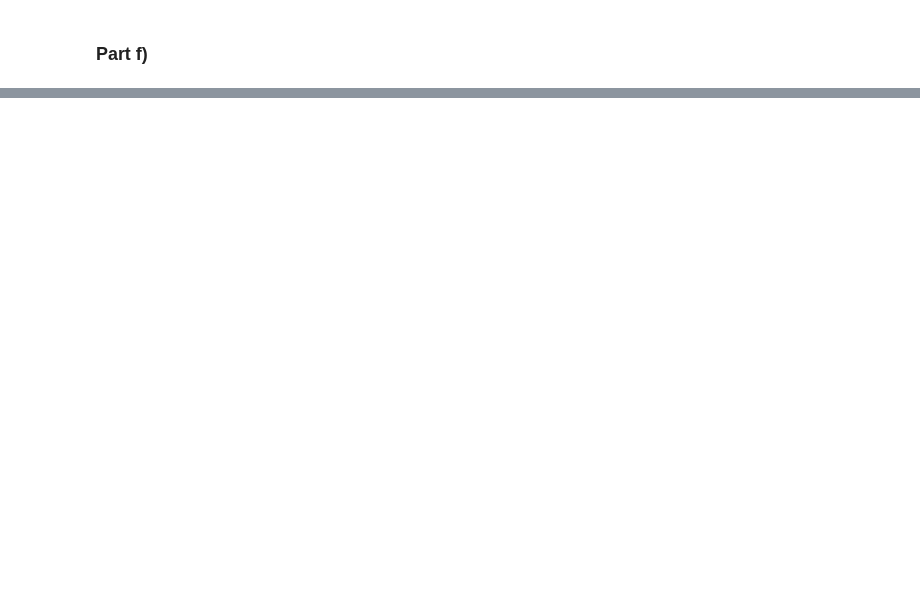
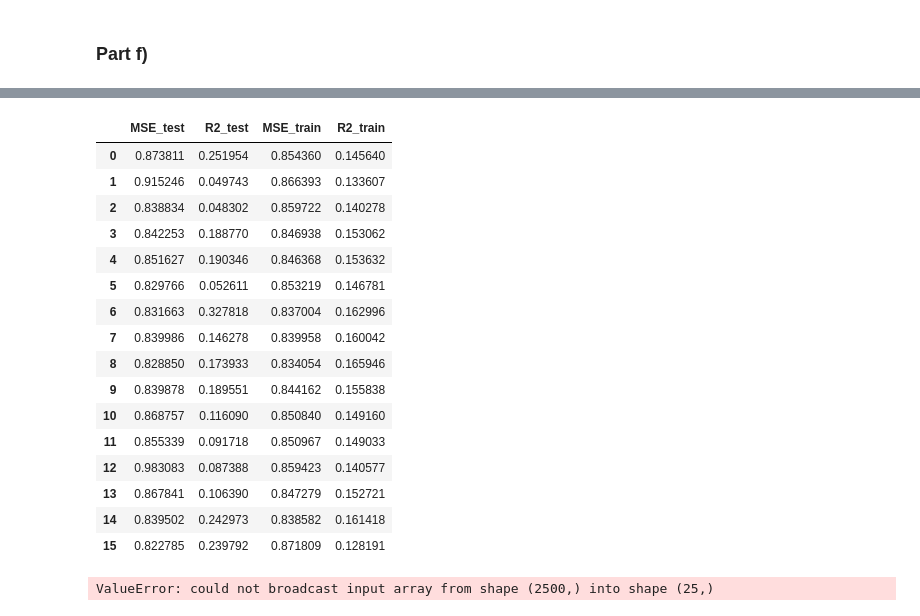
Before and after one commit to HildeLa/Project1_FYS-STK, a Jupyter notebook: Prosjekt1.ipynb, the cells around one changed output, grey strips where cells are left out. Cells and saved outputs as stored; diff of their text form; code cells hidden in the pictures; blank space fills up the shorter version.

```diff
--- a/Prosjekt1.ipynb
+++ b/Prosjekt1.ipynb
@@ -969,5 +991,72 @@ d[['scaler', 'MSE test','R2 test']].set_index('scaler')
 # %%
-print(min(d['MSE test']))
-max(d['R2 test'])
+degrees = np.arange(5, 21, 1)
+
+scores_OLS_basic = np.zeros((len(degrees), 2))
+scores_OLS_basic_train = np.zeros((len(degrees), 2))
+
+for d, degree in enumerate(degrees):
+
+    X = create_X(x, y, degree)
+
+    X_train, X_test, z_train, z_test = train_test_split(X,z,test_size=1/4)
+    X_train, X_test, z_train, z_test = standardscaler(X_train, X_test, z_train, z_test)
+
+    beta = find_beta(X_train, z_train)
+
+    z_ = X_test @ beta
+    trained_z = X_train @ beta
+
+    #Find estimated of quality of fmodel fit
+    scores_OLS_basic[d-1, 0] = MSE(z_test, z_)
+    scores_OLS_basic[d-1, 1] = R2(z_test, z_)
+    scores_OLS_basic_train[d-1, 0] = MSE(z_train, trained_z)
+    scores_OLS_basic_train[d-1, 1] = R2(z_train, trained_z)
 # %%
-terrain.shape
+test_df = pd.DataFrame(scores_OLS_basic, columns=['MSE_test', 'R2_test'])
+train_df = pd.DataFrame(scores_OLS_basic_train, columns=['MSE_train', 'R2_train'])
+OLS_df = pd.concat([test_df,train_df],axis=1)
+display(OLS_df)
+# %% [output]
+|  | MSE_test | R2_test | MSE_train | R2_train |
+| 0 | 0.873811 | 0.251954 | 0.854360 | 0.145640 |
+| 1 | 0.915246 | 0.049743 | 0.866393 | 0.133607 |
+| 2 | 0.838834 | 0.048302 | 0.859722 | 0.140278 |
+| 3 | 0.842253 | 0.188770 | 0.846938 | 0.153062 |
+| 4 | 0.851627 | 0.190346 | 0.846368 | 0.153632 |
+| 5 | 0.829766 | 0.052611 | 0.853219 | 0.146781 |
+| 6 | 0.831663 | 0.327818 | 0.837004 | 0.162996 |
+| 7 | 0.839986 | 0.146278 | 0.839958 | 0.160042 |
+| 8 | 0.828850 | 0.173933 | 0.834054 | 0.165946 |
+| 9 | 0.839878 | 0.189551 | 0.844162 | 0.155838 |
+| 10 | 0.868757 | 0.116090 | 0.850840 | 0.149160 |
+| 11 | 0.855339 | 0.091718 | 0.850967 | 0.149033 |
+| 12 | 0.983083 | 0.087388 | 0.859423 | 0.140577 |
+| 13 | 0.867841 | 0.106390 | 0.847279 | 0.152721 |
+| 14 | 0.839502 | 0.242973 | 0.838582 | 0.161418 |
+| 15 | 0.822785 | 0.239792 | 0.871809 | 0.128191 |
+# %%
+scores_OLS_boot = np.zeros((len(degrees), 2))
+metrics = {'degree': degrees,'error': [], 'bias': [], 'variance': []}
+
+for degree in degrees:
+    X = create_X(x, y, degree)
+    X_train, X_test, z_train, z_test = train_test_split(X,z,test_size=1/4)
+
+    boot_n = 50
+
+    bt_MSE, bt_R2, error, bias, var = bootstrap(X_train,z_train,X_test, z_test, iterations = boot_n) #bootstrapping the z-values to get a resampled set of the 'observed' data
+    metrics['error'].append(error)
+    metrics['bias'].append(bias)
+    metrics['variance'].append(var)
+
+
+    scores_OLS_boot[degree-1, 0] = bt_MSE
+    scores_OLS_boot[degree-1, 1] = bt_R2
+
+
+estimates = pd.DataFrame(scores_OLS_boot, columns=['bt_MSE', 'bt_R2'])
+bt_results = pd.concat([pd.DataFrame(metrics), estimates], axis = 1)
+bt_results = bt_results.set_index('degree')
+display(bt_results)
+# %% [output]
+ValueError: could not broadcast input array from shape (2500,) into shape (25,)
```
Also changed, not shown: parts of 22 cells of this notebook.
